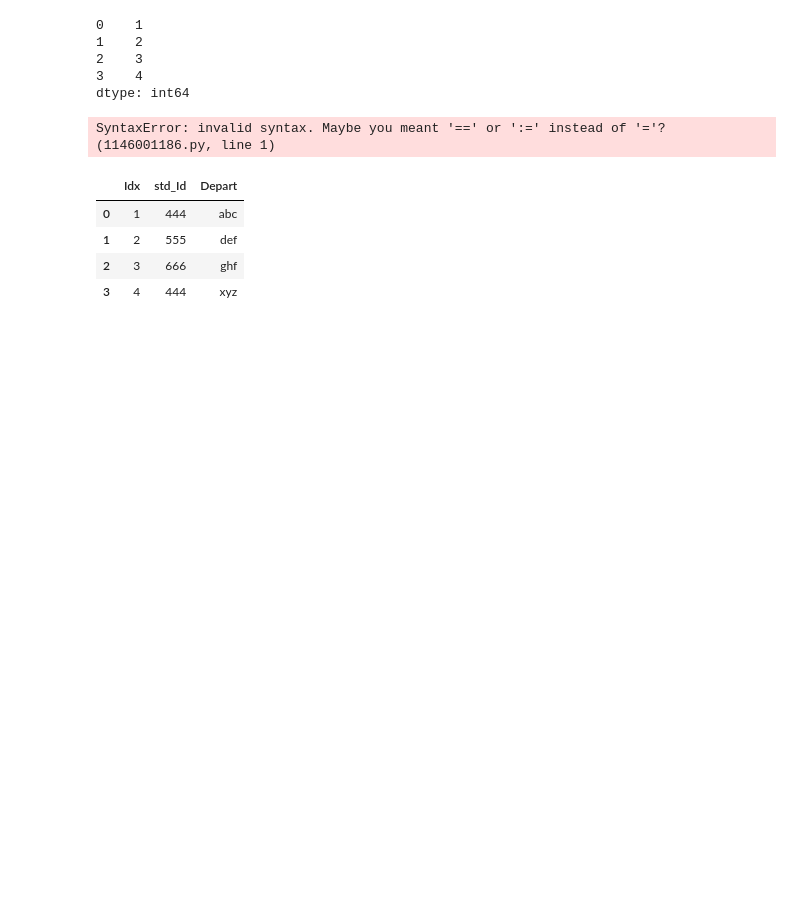
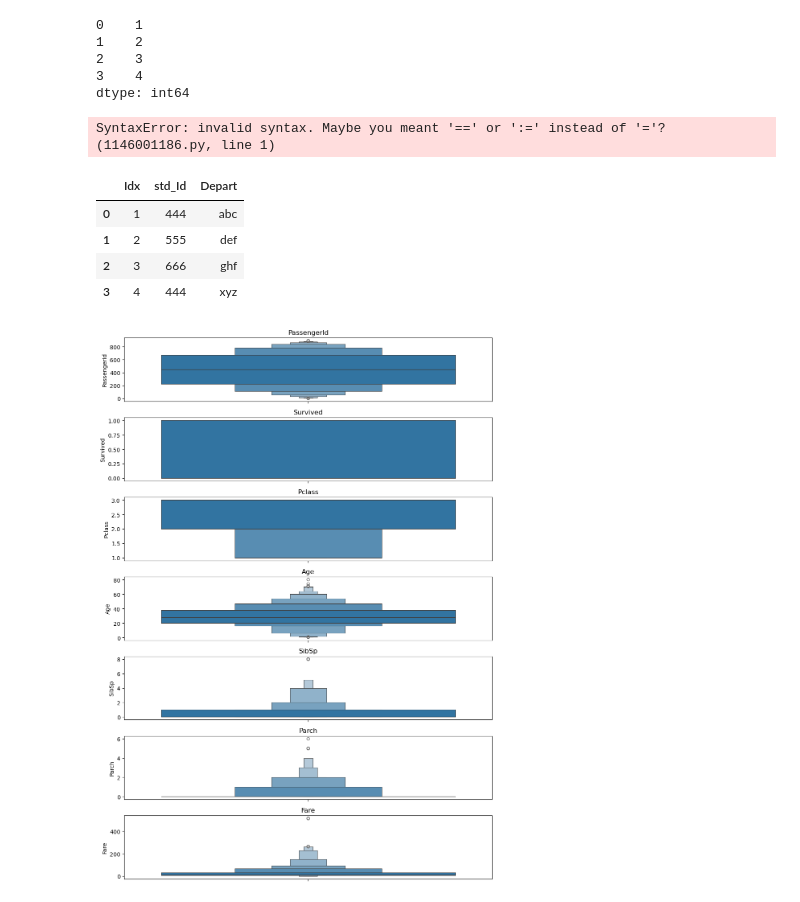
Before and after one commit to Moaz221/Amit, a Jupyter notebook: src/DA/SESSION_2/S1.ipynb, the cells around one changed output. Cells and saved outputs as stored; diff of their text form; code cells hidden in the pictures; blank space fills up the shorter version.

```diff
--- a/src/DA/SESSION_2/S1.ipynb
+++ b/src/DA/SESSION_2/S1.ipynb
@@ -56,3 +56,33 @@ df
 | 1 | 2 | 555 | def |
 | 2 | 3 | 666 | ghf |
 | 3 | 4 | 444 | xyz |
+# %%
+import pandas as pd
+
+df = pd.read_csv("Titanic.csv")
+
+num_cols = df.select_dtypes("number").columns
+for col in num_cols:
+    Q1 = df[col].quantile(0.25)
+    Q3 = df[col].quantile(0.75)
+    IQR = Q3-Q1
+    lower_Fence = Q1-1.5*IQR
+    upper_Fence = Q3+1.5*IQR
+    print(Q1, Q3)
+# %%
+import matplotlib.pyplot as plt
+import seaborn as sns
+
+num_col = df.select_dtypes('number').columns
+
+plt.figure(figsize=(10, 2 * len(num_col)))
+
+for i, col in enumerate(num_col):
+    plt.subplot(len(num_col), 1, i + 1)
+    sns.boxenplot(y=df[col])
+    plt.title(col)
+
+plt.tight_layout()
+plt.show()
+# %% [output]
+[figure, added]
```
Also changed, not shown: parts of 19 cells of this notebook, 19 other files.
